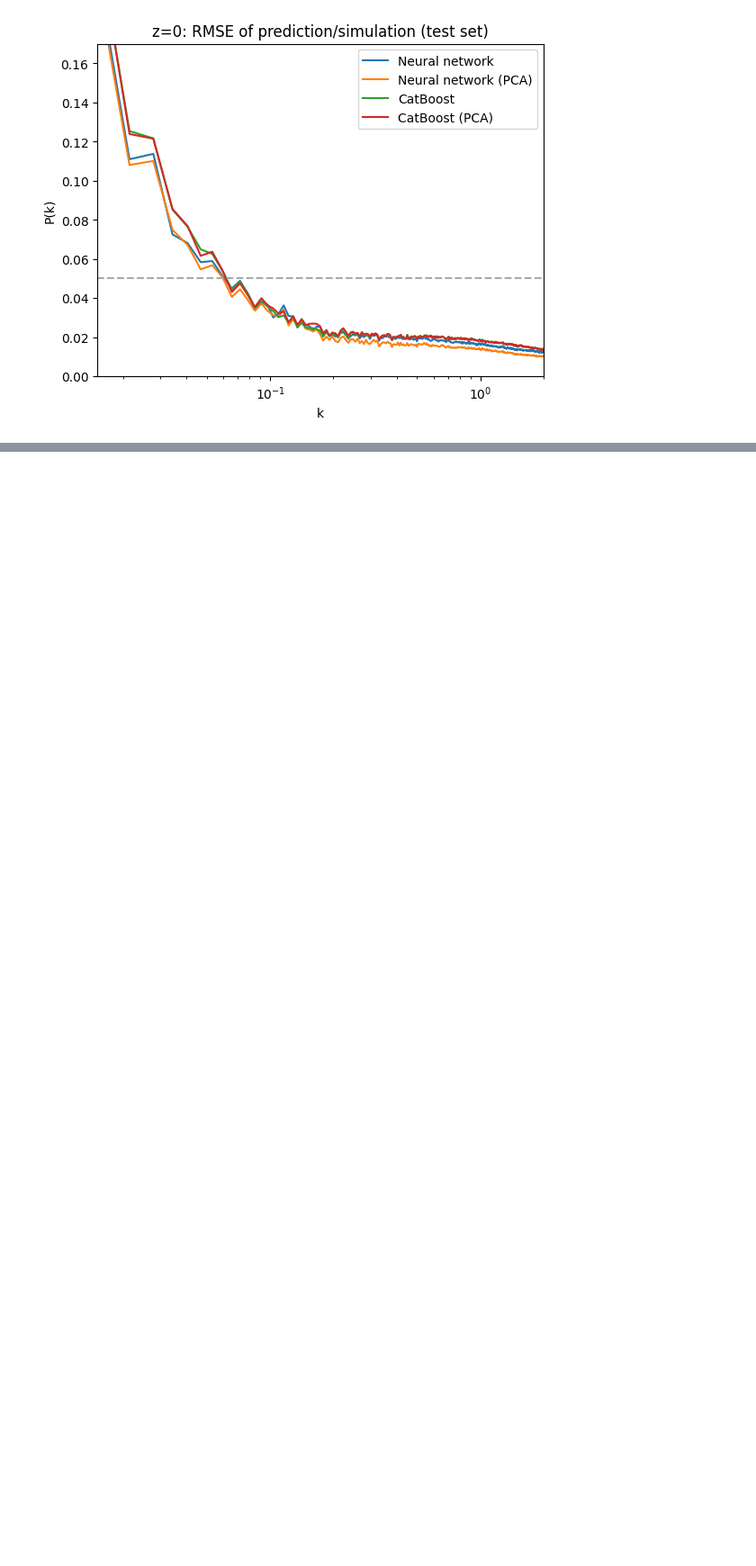
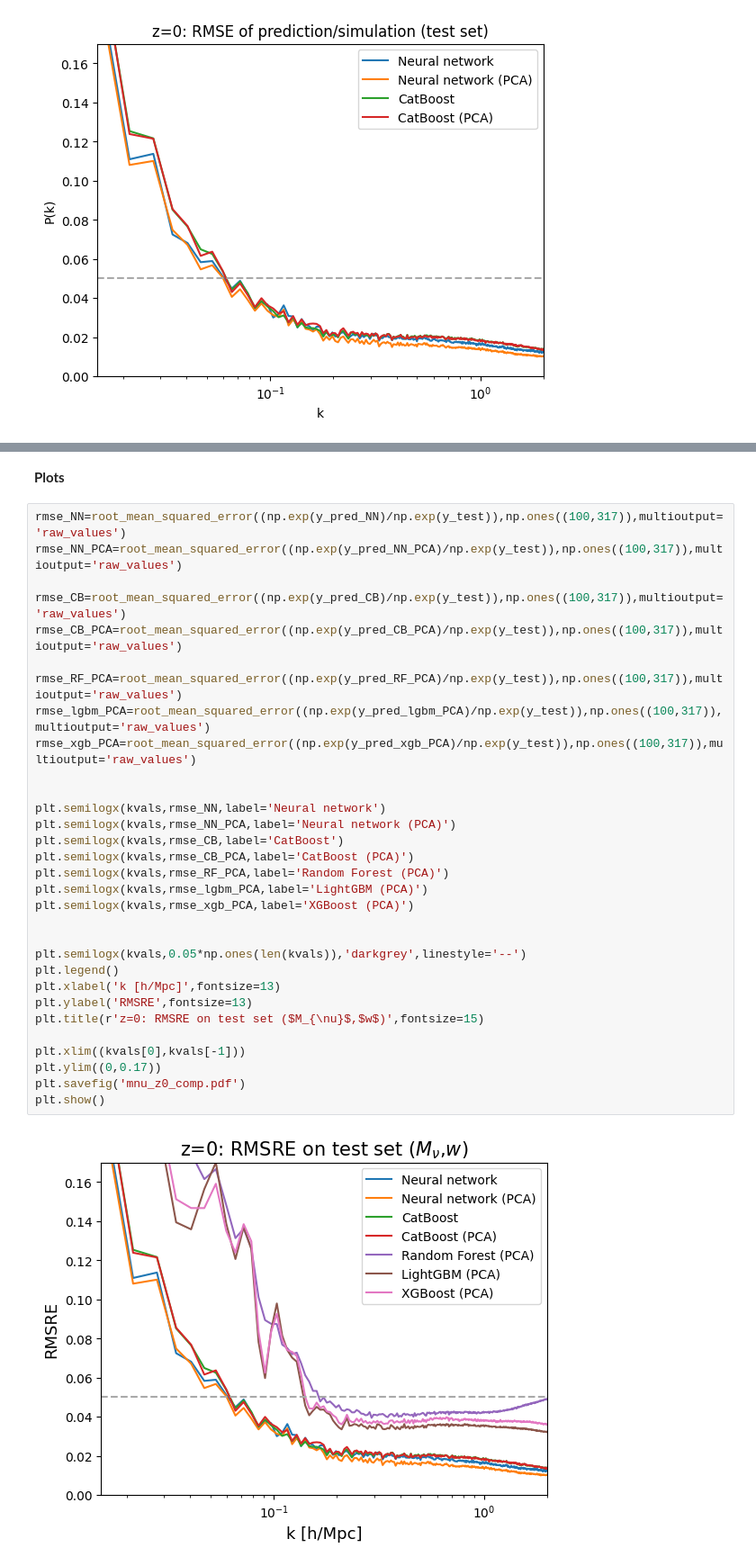
Before and after one commit to andreilazanu/power_spectrum_emulators, a Jupyter notebook: emulator_fnleq_z0_kmax2.ipynb, the cells around one changed output, grey strips where cells are left out. Shown at 90% size. Drawn from its saved outputs; the diff is of its cells as text; blank space fills up the shorter version.

```diff
--- a/emulator_fnleq_z0_kmax2.ipynb
+++ b/emulator_fnleq_z0_kmax2.ipynb
@@ -252,3 +248,38 @@ preds_xgb_pca=regr_xgb.predict(X_test)
 y_pred_xgb_PCA = pca.inverse_transform(preds_xgb_pca)
 
 np.savez('arrays_fnl_eq_z_0_all.npz', y_test, y_pred_NN, y_pred_NN_PCA, y_pred_CB, y_pred_CB_PCA,y_pred_RF_PCA,y_pred_lgbm_PCA,y_pred_xgb_PCA)
+# %% [markdown]
+**Plots**
+# %%
+rmse_NN=root_mean_squared_error((np.exp(y_pred_NN)/np.exp(y_test)),np.ones((100,317)),multioutput='raw_values')
+rmse_NN_PCA=root_mean_squared_error((np.exp(y_pred_NN_PCA)/np.exp(y_test)),np.ones((100,317)),multioutput='raw_values')
+
+rmse_CB=root_mean_squared_error((np.exp(y_pred_CB)/np.exp(y_test)),np.ones((100,317)),multioutput='raw_values')
+rmse_CB_PCA=root_mean_squared_error((np.exp(y_pred_CB_PCA)/np.exp(y_test)),np.ones((100,317)),multioutput='raw_values')
+
+rmse_RF_PCA=root_mean_squared_error((np.exp(y_pred_RF_PCA)/np.exp(y_test)),np.ones((100,317)),multioutput='raw_values')
+rmse_lgbm_PCA=root_mean_squared_error((np.exp(y_pred_lgbm_PCA)/np.exp(y_test)),np.ones((100,317)),multioutput='raw_values')
+rmse_xgb_PCA=root_mean_squared_error((np.exp(y_pred_xgb_PCA)/np.exp(y_test)),np.ones((100,317)),multioutput='raw_values')
+
+
+plt.semilogx(kvals,rmse_NN,label='Neural network')
+plt.semilogx(kvals,rmse_NN_PCA,label='Neural network (PCA)')
+plt.semilogx(kvals,rmse_CB,label='CatBoost')
+plt.semilogx(kvals,rmse_CB_PCA,label='CatBoost (PCA)')
+plt.semilogx(kvals,rmse_RF_PCA,label='Random Forest (PCA)')
+plt.semilogx(kvals,rmse_lgbm_PCA,label='LightGBM (PCA)')
+plt.semilogx(kvals,rmse_xgb_PCA,label='XGBoost (PCA)')
+
+
+plt.semilogx(kvals,0.05*np.ones(len(kvals)),'darkgrey',linestyle='--')
+plt.legend()
+plt.xlabel('k [h/Mpc]',fontsize=13)
+plt.ylabel('RMSRE',fontsize=13)
+plt.title(r'z=0: RMSRE on test set ($M_{\nu}$,$w$)',fontsize=15)
+
+plt.xlim((kvals[0],kvals[-1]))
+plt.ylim((0,0.17))
+plt.savefig('mnu_z0_comp.pdf')
+plt.show()
+# %% [output]
+[figure, added]
```
Also changed, not shown: parts of 8 cells of this notebook.
